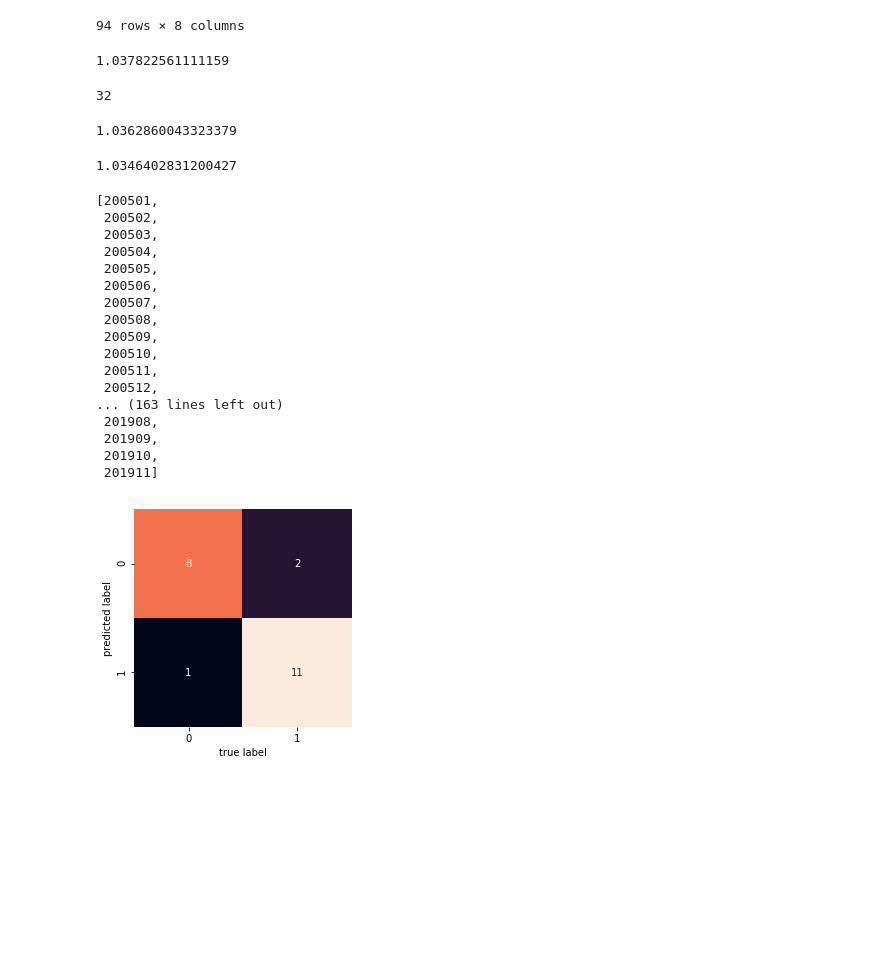
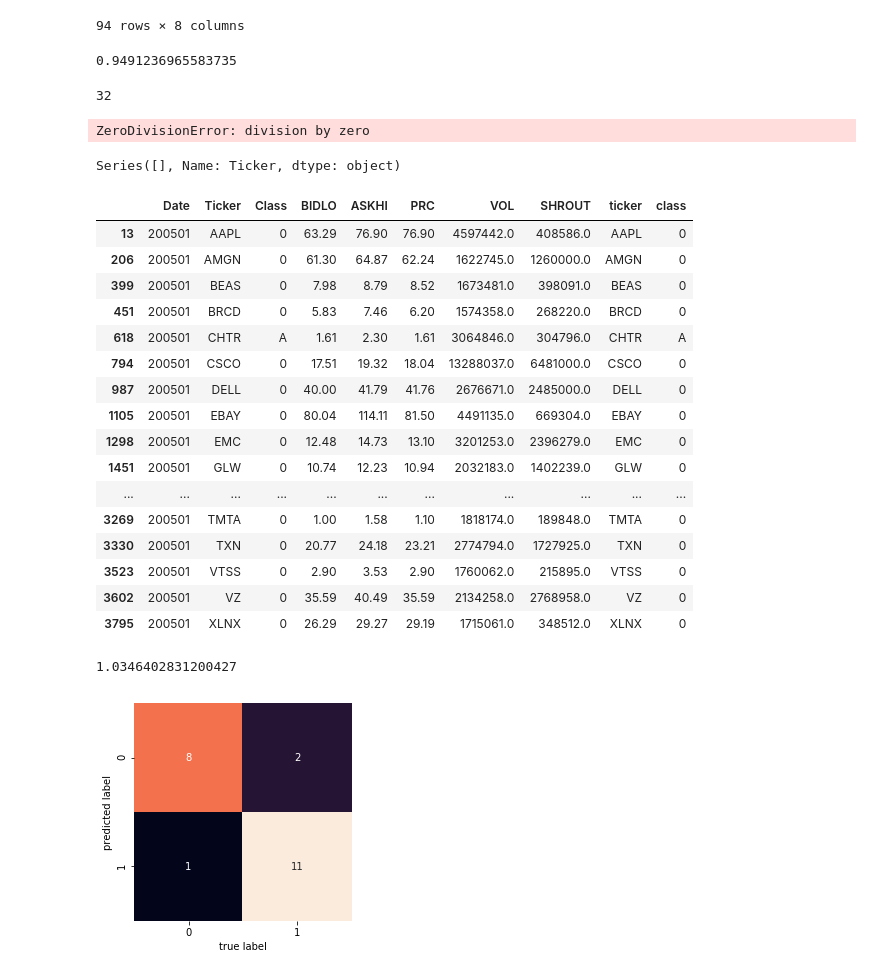
Before and after one commit to wellslu/CTBC-PROJECT, a Jupyter notebook: main.ipynb, the cells around one changed output. Saved outputs shown, nothing was run; the diff lists cells and outputs as text; code cells hidden in the pictures; blank space fills up the shorter version.

```diff
--- a/main.ipynb
+++ b/main.ipynb
@@ -222,9 +295,9 @@ testing_data
 94 rows × 8 columns
 # %%
 test = tool.price_data.merge(testing_data[['ticker', 'class']], left_on=['Ticker', 'Class'], right_on=['ticker', 'class'])
-sum(test[test['Date']=='201912']['PRC'])/sum(test[test['Date']=='201911']['PRC'])
+sum(test[test['Date']=='200501']['PRC'])/sum(test[test['Date']=='200412']['PRC'])
 # %% [output]
-1.037822561111159
+0.9491236965583735
 # %%
 len(list(tool.f13_data[tool.f13_data['Date']=='201903']['Ticker']))
 # %% [output]
@@ -234,7 +307,31 @@ a=list(set(list(tool.f13_data[tool.f13_data['Date']=='201912']['Ticker'])).inter
 # %%
-sum(test[test['Date']=='201912'].loc[test['Ticker'].isin(a)]['PRC'])/sum(test[test['Date']=='201911'].loc[test['Ticker'].isin(a)]['PRC'])
+sum(test[test['Date']=='200502'].loc[test['Ticker'].isin(a)]['PRC'])/sum(test[test['Date']=='200501'].loc[test['Ticker'].isin(a)]['PRC'])
 # %% [output]
-1.0362860043323379
+ZeroDivisionError: division by zero
+# %%
+tool.f13_data[tool.f13_data['Date']==]['Ticker']
+# %% [output]
+Series([], Name: Ticker, dtype: object)
+# %%
+test[test['Date']=='200501']
+# %% [output]
+|  | Date | Ticker | Class | BIDLO | ASKHI | PRC | VOL | SHROUT | ticker | class |
+| 13 | 200501 | AAPL | 0 | 63.29 | 76.90 | 76.90 | 4597442.0 | 408586.0 | AAPL | 0 |
+| 206 | 200501 | AMGN | 0 | 61.30 | 64.87 | 62.24 | 1622745.0 | 1260000.0 | AMGN | 0 |
+| 399 | 200501 | BEAS | 0 | 7.98 | 8.79 | 8.52 | 1673481.0 | 398091.0 | BEAS | 0 |
+| 451 | 200501 | BRCD | 0 | 5.83 | 7.46 | 6.20 | 1574358.0 | 268220.0 | BRCD | 0 |
+| 618 | 200501 | CHTR | A | 1.61 | 2.30 | 1.61 | 3064846.0 | 304796.0 | CHTR | A |
+| 794 | 200501 | CSCO | 0 | 17.51 | 19.32 | 18.04 | 13288037.0 | 6481000.0 | CSCO | 0 |
+| 987 | 200501 | DELL | 0 | 40.00 | 41.79 | 41.76 | 2676671.0 | 2485000.0 | DELL | 0 |
+| 1105 | 200501 | EBAY | 0 | 80.04 | 114.11 | 81.50 | 4491135.0 | 669304.0 | EBAY | 0 |
+| 1298 | 200501 | EMC | 0 | 12.48 | 14.73 | 13.10 | 3201253.0 | 2396279.0 | EMC | 0 |
+| 1451 | 200501 | GLW | 0 | 10.74 | 12.23 | 10.94 | 2032183.0 | 1402239.0 | GLW | 0 |
+| ... | ... | ... | ... | ... | ... | ... | ... | ... | ... | ... |
+| 3269 | 200501 | TMTA | 0 | 1.00 | 1.58 | 1.10 | 1818174.0 | 189848.0 | TMTA | 0 |
+| 3330 | 200501 | TXN | 0 | 20.77 | 24.18 | 23.21 | 2774794.0 | 1727925.0 | TXN | 0 |
+| 3523 | 200501 | VTSS | 0 | 2.90 | 3.53 | 2.90 | 1760062.0 | 215895.0 | VTSS | 0 |
+| 3602 | 200501 | VZ | 0 | 35.59 | 40.49 | 35.59 | 2134258.0 | 2768958.0 | VZ | 0 |
+| 3795 | 200501 | XLNX | 0 | 26.29 | 29.27 | 29.19 | 1715061.0 | 348512.0 | XLNX | 0 |
 # %%
 def abcd(df_col):
     if df_col == 'A':
@@ -250,26 +347,6 @@ sum(list(test1[test1['Date']=='201912']['PRC'])) / sum(list(test1[test1['Date']=
 1.0346402831200427
 # %%
 a_date = sorted(list(set(tool.price_data['Date'].astype('int'))))[12:]
-# %%
-a_date[1:-1]
-# %% [output]
-[200501,
- 200502,
- 200503,
- 200504,
- 200505,
- 200506,
- 200507,
- 200508,
- 200509,
- 200510,
- 200511,
- 200512,
-... (163 lines left out)
- 201908,
- 201909,
- 201910,
- 201911]
 # %%
 mat = confusion_matrix(y_test, y_pred)
 sns.heatmap(mat.T, square=True, annot=True, fmt='d', cbar=False)
```
Also changed, not shown: parts of 2 cells of this notebook.
